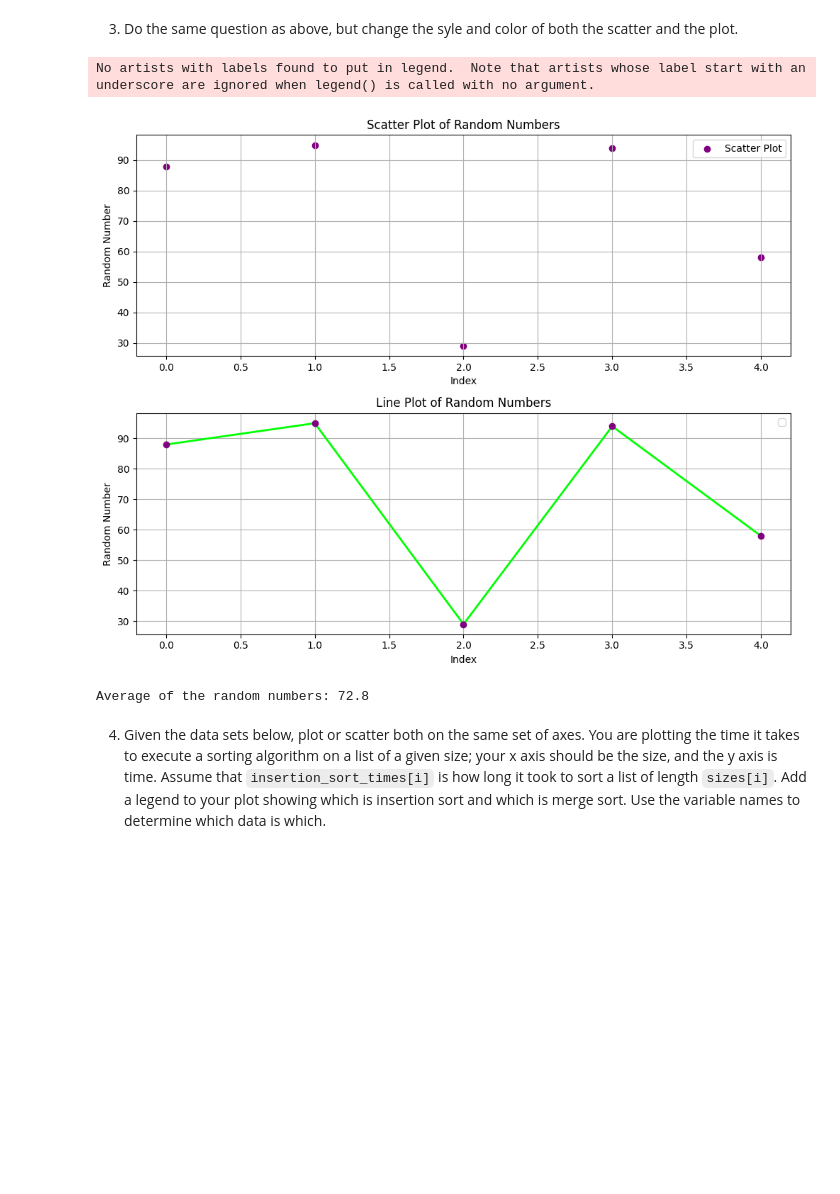
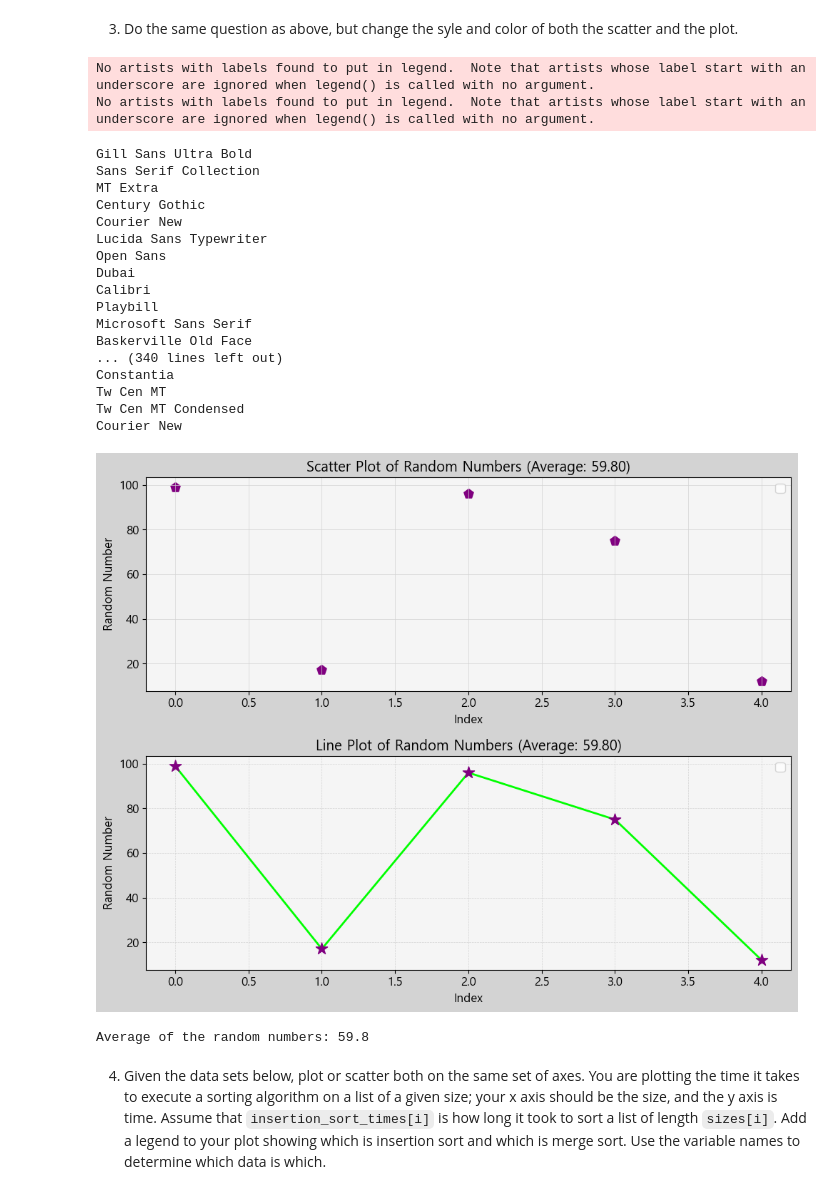
Before and after one commit to MoStrick/pyplot_strickland, a Jupyter notebook: pyplot.ipynb, the cells around one changed output. Saved outputs shown, nothing was run; the diff lists cells and outputs as text; code cells hidden in the pictures; blank space fills up the shorter version.

```diff
--- a/pyplot.ipynb
+++ b/pyplot.ipynb
@@ -135,6 +135,18 @@ plt.show()
 # %% [markdown]
 3. Do the same question as above, but change the syle and color of both the scatter and the plot.
 # %%
+import matplotlib.pyplot as plt
+from random import randint
+
+#print list of all available fonts
+import matplotlib.font_manager as fm
+for font in fm.findSystemFonts(fontpaths=None, fontext='ttf'):
+    print(fm.FontProperties(fname=font).get_name())
+
+
+#set font
+plt.rcParams.update({'font.family': 'malgun gothic', 'font.size': 12})
+
 # Generate a sequence of at least 5 random integers
 random_numbers = [randint(1, 100) for _ in range(5)]  # Random integers between 1 and 100
 
@@ -146,39 +158,69 @@ average = sum(random_numbers) / len(random_numbers)
 
 # Prepare x values (indices)
 x_values = list(range(len(random_numbers)))
 
 # Create a figure and a set of subplots
 fig, (ax1, ax2) = plt.subplots(2, 1, figsize=(10, 8))  # Two vertical subplots
 
 # Scatter plot
-ax1.scatter(x_values, random_numbers, color='purple', label='Scatter Plot')
-ax1.set_title('Scatter Plot of Random Numbers')
+ax1.scatter(x_values, random_numbers, color='purple', s=100, marker='p')
+ax1.set_title(f'Scatter Plot of Random Numbers (Average: {average:.2f})')
 ax1.set_xlabel('Index')
 ax1.set_ylabel('Random Number')
 ax1.legend()
 ax1.grid(True)
 
 # Line plot
 ax2.plot(x_values, random_numbers, color='lime', linewidth=2)
-ax2.scatter(x_values, random_numbers, color='purple', zorder=5)  # Purple points
-ax2.set_title('Line Plot of Random Numbers')
+ax2.scatter(x_values, random_numbers, color='purple', s=150, zorder=5, marker='*')  # Purple star points
+ax2.set_title(f'Line Plot of Random Numbers (Average: {average:.2f})')
 ax2.set_xlabel('Index')
 ax2.set_ylabel('Random Number')
 ax2.legend()
 ax2.grid(True)
+
+
+
+#background color
+fig.patch.set_facecolor('lightgray')
+ax1.set_facecolor('whitesmoke')
+ax2.set_facecolor('whitesmoke')
+
+#Change gridlines
+ax1.grid(color='lightgray', linestyle='-', linewidth=0.5)  # Light gray, dashed, thin gridlines
+ax2.grid(color='lightgray', linestyle='--', linewidth=0.5)  # Light gray, dashed, thin gridlines
+
 
 # Adjust layout to prevent overlap
 plt.tight_layout()
 
 # Show the plots
 plt.show()
 
 # Print the average to the console
 print("Average of the random numbers:", average)
 # %% [output]
 No artists with labels found to put in legend.  Note that artists whose label start with an underscore are ignored when legend() is called with no argument.
+No artists with labels found to put in legend.  Note that artists whose label start with an underscore are ignored when legend() is called with no argument.
+Gill Sans Ultra Bold
+Sans Serif Collection
+MT Extra
+Century Gothic
+Courier New
+Lucida Sans Typewriter
+Open Sans
+Dubai
+Calibri
+Playbill
+Microsoft Sans Serif
+Baskerville Old Face
+... (340 lines left out)
+Constantia
+Tw Cen MT
+Tw Cen MT Condensed
+Courier New
-[figure, old version]
+[figure, new version]
-Average of the random numbers: 72.8
+Average of the random numbers: 59.8
 # %% [markdown]
 4. Given the data sets below, plot or scatter both on the same set of axes.  You are plotting the time it takes to execute a sorting algorithm on a list of a given size; your x axis should be the size, and the y axis is time.  Assume that `insertion_sort_times[i]` is how long it took to sort a list of length `sizes[i]`.  Add a legend to your plot showing which is insertion sort and which is merge sort.  Use the variable names to determine which data is which.
 # %%
```
Also changed, not shown: parts of 1 cell of this notebook.
